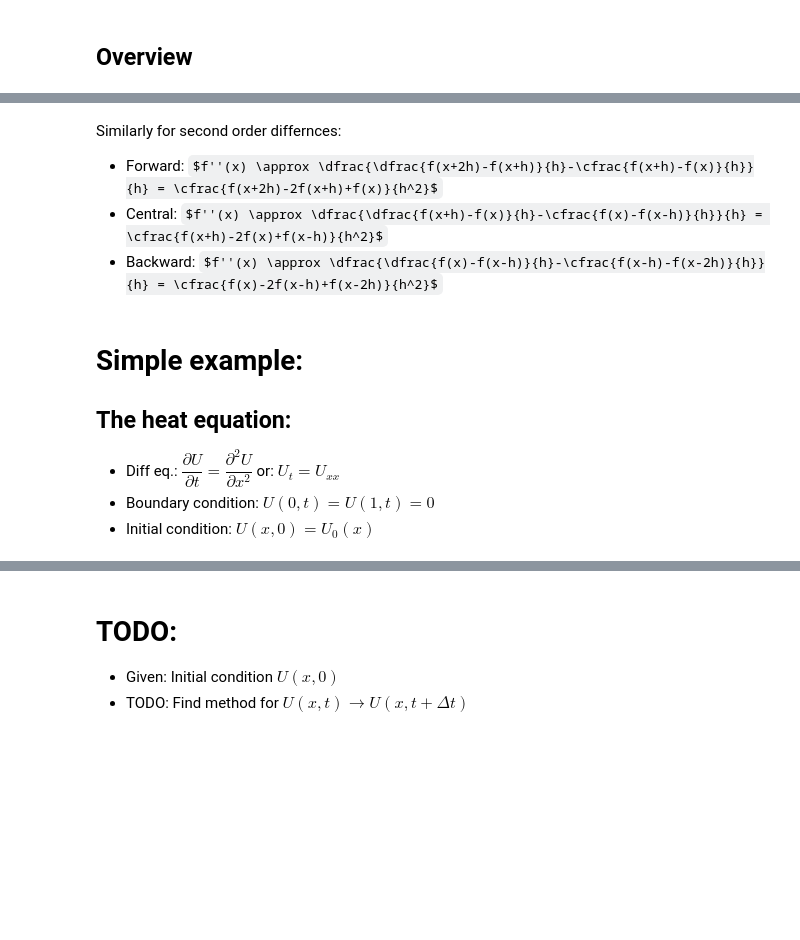
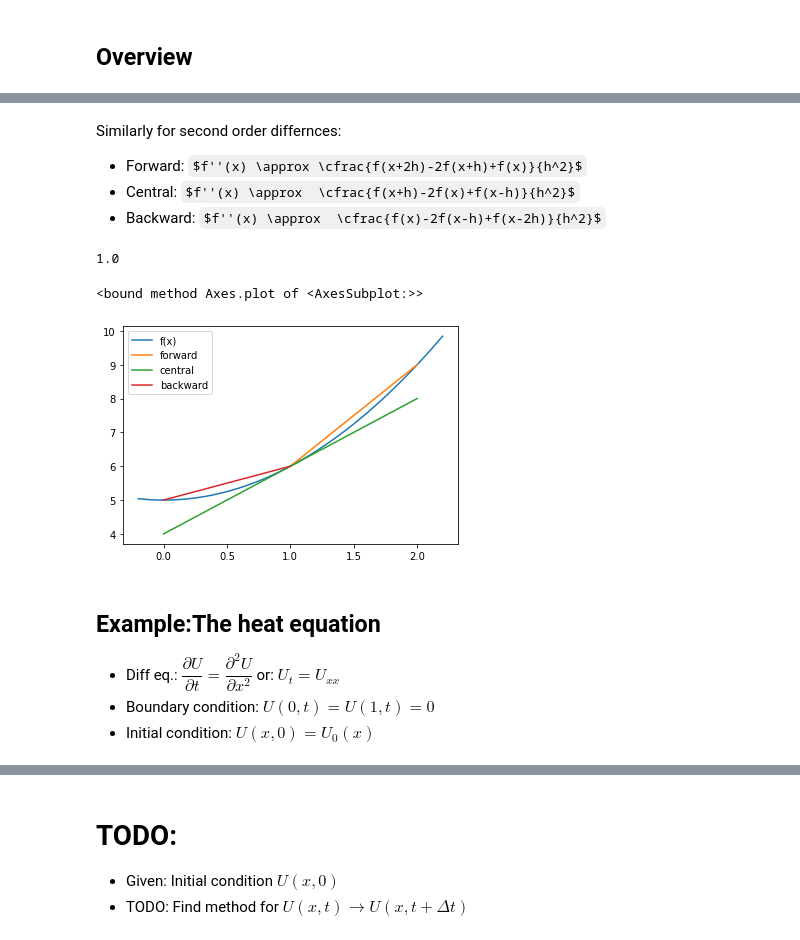
Before and after one commit to QuantCourseBP/QuantCourseBP, a Jupyter notebook: Lectures/2023_fall_ELTE/05_Finite_method_intro/Finite_difference_method_intro_START.ipynb, the cells around one changed output, grey strips where cells are left out. Saved outputs shown, nothing was run; the diff lists cells and outputs as text; code cells hidden in the pictures; some formulas as TeX source; blank space fills up the shorter version.

```diff
--- a/Lectures/2023_fall_ELTE/05_Finite_method_intro/Finite_difference_method_intro_START.ipynb
+++ b/Lectures/2023_fall_ELTE/05_Finite_method_intro/Finite_difference_method_intro_START.ipynb
@@ -122,12 +175,65 @@ ax.legend()
 ax.plot
 # %% [markdown]
 Similarly for second order differnces:
-* Forward: $f''(x) \approx \dfrac{\dfrac{f(x+2h)-f(x+h)}{h}-\cfrac{f(x+h)-f(x)}{h}}{h} = \cfrac{f(x+2h)-2f(x+h)+f(x)}{h^2}$
-* Central: $f''(x) \approx \dfrac{\dfrac{f(x+h)-f(x)}{h}-\cfrac{f(x)-f(x-h)}{h}}{h} = \cfrac{f(x+h)-2f(x)+f(x-h)}{h^2}$
-* Backward: $f''(x) \approx \dfrac{\dfrac{f(x)-f(x-h)}{h}-\cfrac{f(x-h)-f(x-2h)}{h}}{h} = \cfrac{f(x)-2f(x-h)+f(x-2h)}{h^2}$
+* Forward: $f''(x) \approx \cfrac{f(x+2h)-2f(x+h)+f(x)}{h^2}$
+* Central: $f''(x) \approx  \cfrac{f(x+h)-2f(x)+f(x-h)}{h^2}$
+* Backward: $f''(x) \approx  \cfrac{f(x)-2f(x-h)+f(x-2h)}{h^2}$
+# %%
+from typing import Callable
+def first_order_finite_diff(diff_type: str, x: float, h: float, my_func: Callable):
+    """
+    diff_type: str      ['forward', 'central', 'backward']
+    x: float            Where the finite difference is calculated
+    h: float            Step size of the finite difference
+    my_func: Callable   Takes 1 float, returns 1 float
+    """
+    # TODO: Implement your finite differential function
+    SHIFTS = {'forward': (0., 1.),
+             'central': (-1., 1.),
+             'backward': (-1., 0)}
+    diff_lower = diff_type.lower()
+    assert diff_lower in SHIFTS, f"The provided diff_type='{diff_type}' not in {SHIFTS}"
+    assert h > 0, f"The provided h={h} <= 0."
+
+    x_low, x_high = (x+h*shift for shift in SHIFTS[diff_lower])
+
+    return (my_func(x_high)-my_func(x_low))/(x_high-x_low)
+
+first_order_finite_diff("forward", 0, 1, lambda x: x*x+5)
+# %% [output]
+1.0
+# %%
+import matplotlib.pyplot as plt
+import numpy as np
+
+# Illustrate the finite differences on any function
+my_func = lambda x : np.square(x)+5
+x0 = 1.0
+h = 1.0
+
+x = np.linspace(x0-1.2*h, x0+1.2*h, num=50)
+f = my_func(x)
+
+types = {"forward": (0., 1.), "central": (-1., 1.), "backward": (-1., 0.)}
+slopes = {key:first_order_finite_diff(key, x0, h, my_func) for key in types.keys()}
+
+data = [("f(x)", x, f),]
+for name, shifts in types.items():
+    x_values = np.array([x0+shifts[0]*h, x0+shifts[1]*h])
+    y_values = my_func(x0)+slopes[name]*(x_values-x0)
+    data.append((name, x_values, y_values))
+# %%
+fig, ax = plt.subplots()
+for label, x, y in data:
+    ax.plot(x, y, label=label)
+
+ax.legend()
+ax.plot
+# %% [output]
+<bound method Axes.plot of <AxesSubplot:>>
+[figure, added]
 # %% [markdown]
-# Simple example:
-## The heat equation:
+## Example:The heat equation
 * Diff eq.: $\dfrac{\partial U}{\partial t} = \dfrac{\partial ^2 U }{\partial x^2}$ or: $U_t=U_{xx}$
 * Boundary condition: $U(0,t) = U(1,t)=0$
 * Initial condition: $U(x,0) = U_0(x)$
```
Also changed, not shown: parts of 46 cells of this notebook, 7 other files.
